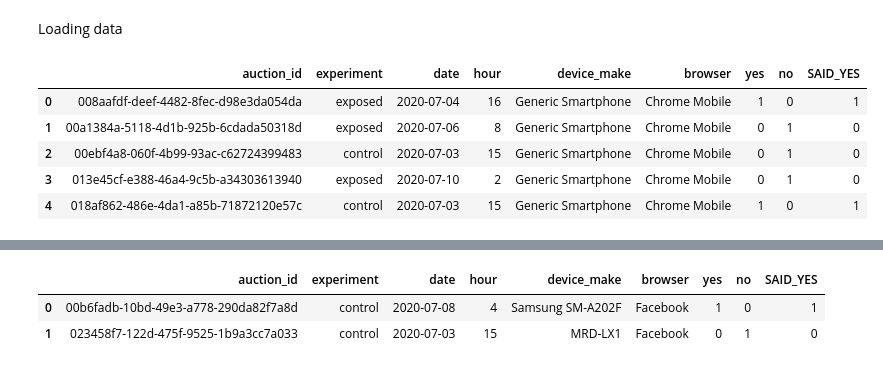
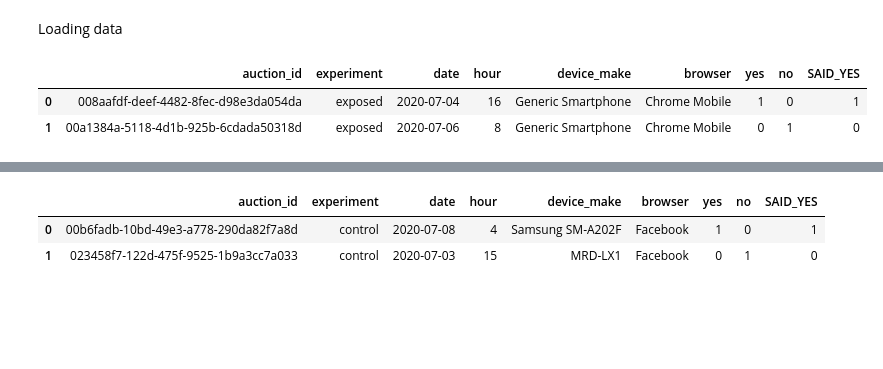
Before and after one commit to Micky373/abtest-mlops, a Jupyter notebook: notebooks/random_forest.ipynb, the cells around one changed output, grey strips where cells are left out. Cells and saved outputs as stored; diff of their text form; code cells hidden in the pictures; blank space fills up the shorter version.

```diff
--- a/notebooks/random_forest.ipynb
+++ b/notebooks/random_forest.ipynb
@@ -17,15 +17,12 @@ Loading data
 # %%
 ml_data = pd.read_csv('../data/chrome_data.csv')
 ml2_data = pd.read_csv('../data/chrome_mobile_webView_data.csv')
 ml3_data = pd.read_csv('../data/facebook_data.csv')
 ml4_data = pd.read_csv('../data/platform_5.csv')
 ml5_data = pd.read_csv('../data/platform_6.csv')
-ml_data.head()
+ml_data.head(2)
 # %% [output]
 |  | auction_id | experiment | date | hour | device_make | browser | yes | no | SAID_YES |
 | 0 | 008aafdf-deef-4482-8fec-d98e3da054da | exposed | 2020-07-04 | 16 | Generic Smartphone | Chrome Mobile | 1 | 0 | 1 |
 | 1 | 00a1384a-5118-4d1b-925b-6cdada50318d | exposed | 2020-07-06 | 8 | Generic Smartphone | Chrome Mobile | 0 | 1 | 0 |
-| 2 | 00ebf4a8-060f-4b99-93ac-c62724399483 | control | 2020-07-03 | 15 | Generic Smartphone | Chrome Mobile | 0 | 1 | 0 |
-| 3 | 013e45cf-e388-46a4-9c5b-a34303613940 | exposed | 2020-07-10 | 2 | Generic Smartphone | Chrome Mobile | 0 | 1 | 0 |
-| 4 | 018af862-486e-4da1-a85b-71872120e57c | control | 2020-07-03 | 15 | Generic Smartphone | Chrome Mobile | 1 | 0 | 1 |
 # %% [markdown]
```
Also changed, not shown: parts of 25 cells of this notebook.
